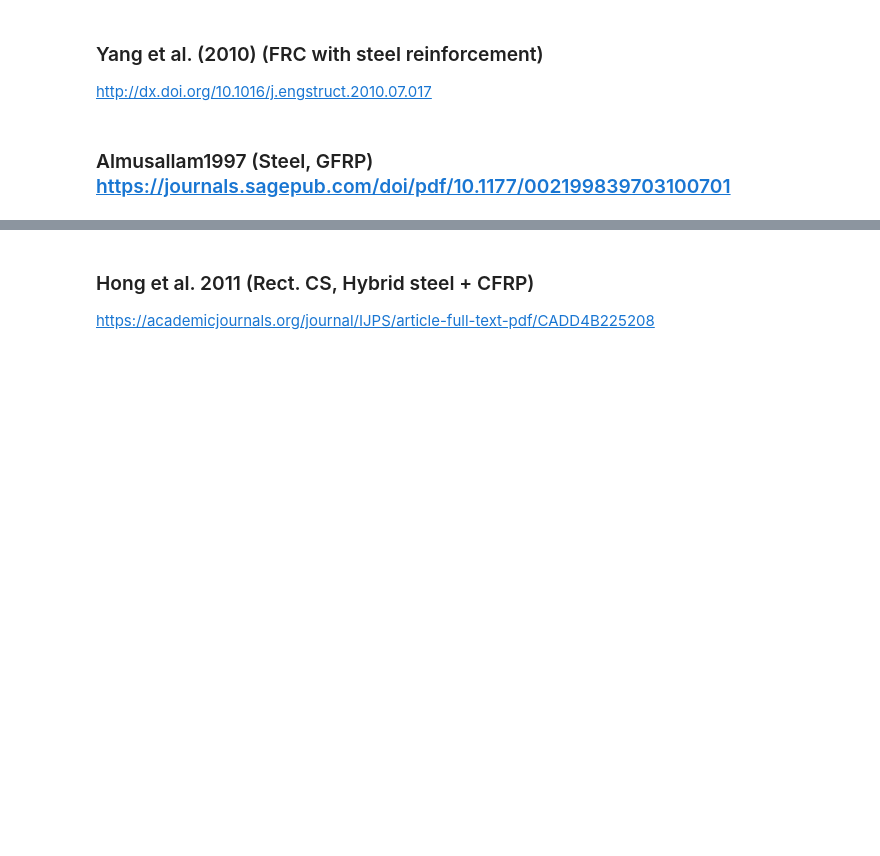
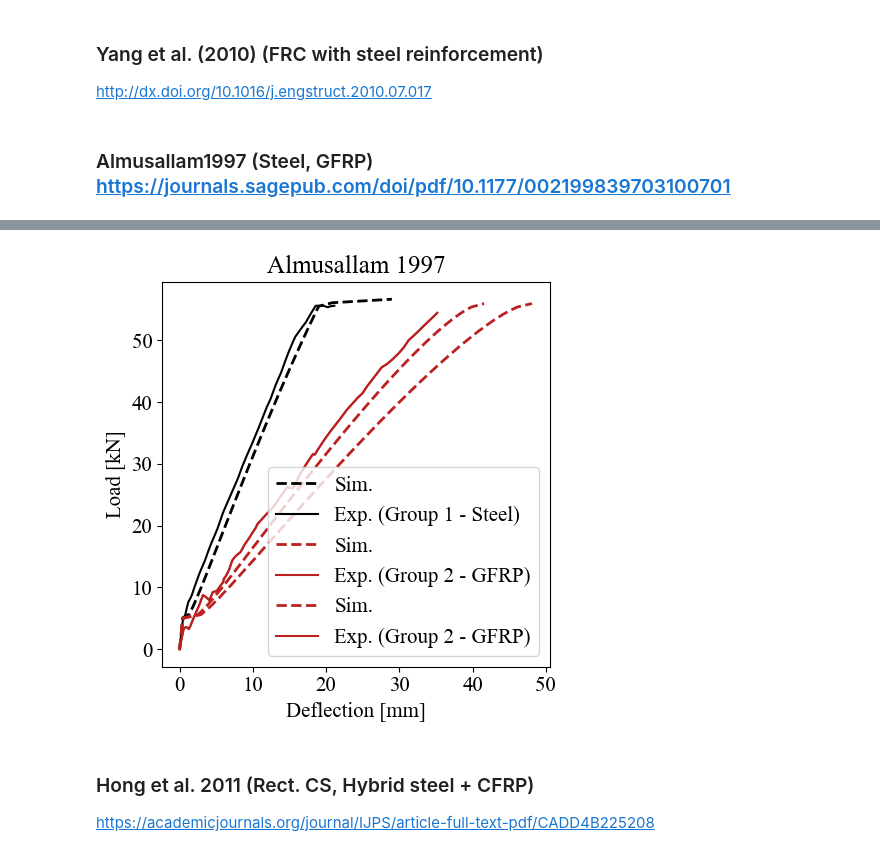
Before and after one commit to bmcs-group/bmcs_beam, a Jupyter notebook: notebooks/publications/mk_paper_2022/dp_model_validation.ipynb, the cells around one changed output, grey strips where cells are left out. Saved outputs shown, nothing was run; the diff lists cells and outputs as text; code cells hidden in the pictures; blank space fills up the shorter version.

```diff
--- a/notebooks/publications/mk_paper_2022/dp_model_validation.ipynb
+++ b/notebooks/publications/mk_paper_2022/dp_model_validation.ipynb
@@ -334,20 +336,22 @@ fig
 # %%
 # Group 2 (GFRP):
-ver_data = get_data(element1='../verification_data/', xlsx_file='Almusallam1997.xlsx',
+ver_data = get_data(element1='./verification_data/', xlsx_file='Almusallam1997.xlsx',
                     u='group_2_deflection', f='group_2_load')
 mc = make_mc(form='rectangular', high_kappa=0.000066, B=200, H=210,
              eps_cy=None, eps_cu=None, eps_tu=None,
              f_cm=31.3,
             material_r1='carbon',
              material_r2 = 'steel',
              A_r1 = 4*np.pi*(19/2)**2, E_r1 = 35630, z_r1=210-158, f_t_r1=700,
              A_r2 = 1*np.pi*(6.25/2)**2,  E_r2 = 200000, z_r2=210-50, f_sy_r2=553
             )
 dp = get_dp(mc=mc, system='4pb', L=2700, L_F=1250)
 dp. n_load_steps = 101
 
 plot_fw_ver(dp, ver_data, r'Group 2 - GFRP', ax=ax, color_i=1)
 fig
 # dp.interact()
+# %% [output]
+[figure, added]
 # %%
 # Group 3 (GFRP):
```
Also changed, not shown: parts of 10 cells of this notebook, 10 other files.
